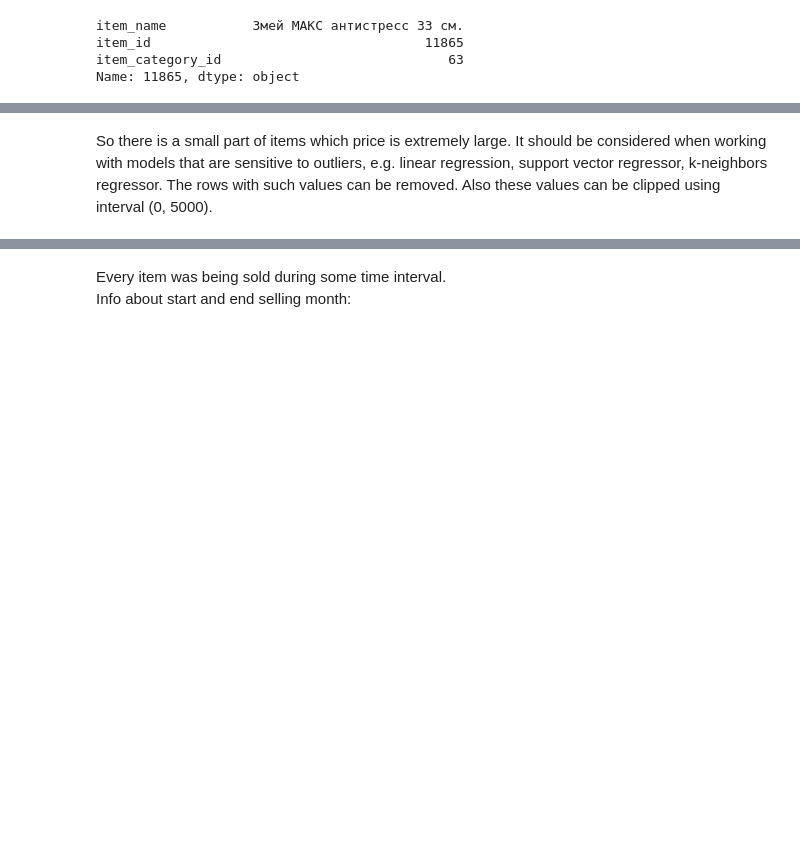
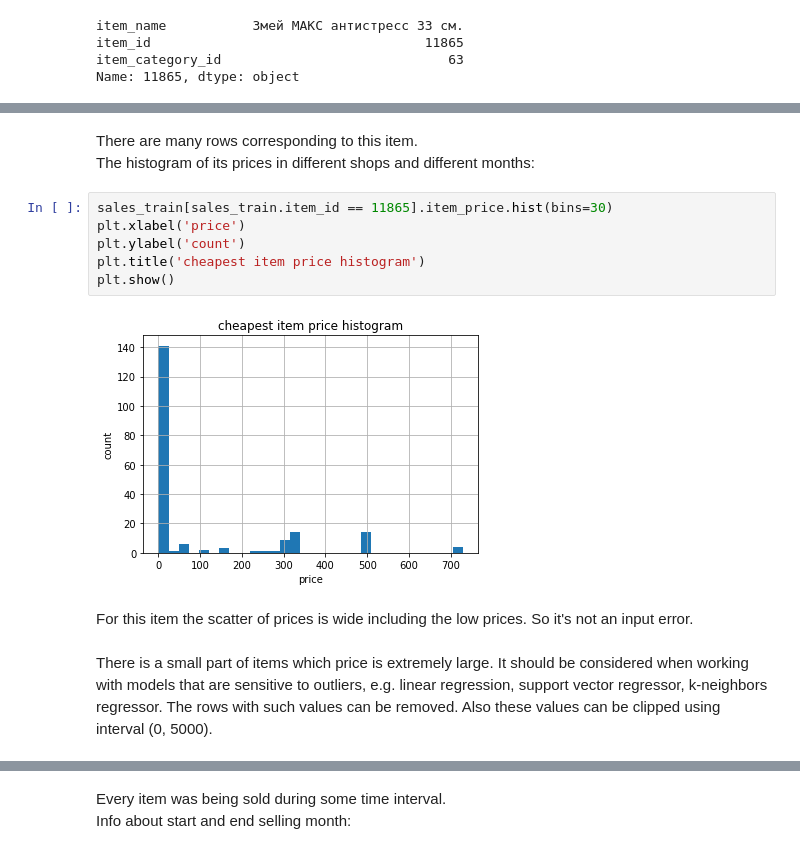
Before and after one commit to vkhmara/EPAM-Internship, a Jupyter notebook: Predict future sales/EDA future sales.ipynb, the cells around one changed output, grey strips where cells are left out. Saved outputs shown, nothing was run; the diff lists cells and outputs as text; blank space fills up the shorter version.

```diff
--- a/Predict future sales/EDA future sales.ipynb
+++ b/Predict future sales/EDA future sales.ipynb
@@ -302,2 +463,15 @@ Name: 11865, dtype: object
+# %% [markdown]
+There are many rows corresponding to this item.
+The histogram of its prices in different shops and different months:
+# %%
+sales_train[sales_train.item_id == 11865].item_price.hist(bins=30)
+plt.xlabel('price')
+plt.ylabel('count')
+plt.title('cheapest item price histogram')
+plt.show()
+# %% [output]
+[figure, added]
+# %% [markdown]
+For this item the scatter of prices is wide including the low prices. So it's not an input error.
 # %% [markdown]
-So there is a small part of items which price is extremely large. It should be considered when working with models that are sensitive to outliers, e.g. linear regression, support vector regressor, k-neighbors regressor. The rows with such values can be removed. Also these values can be clipped using interval (0, 5000).
+There is a small part of items which price is extremely large. It should be considered when working with models that are sensitive to outliers, e.g. linear regression, support vector regressor, k-neighbors regressor. The rows with such values can be removed. Also these values can be clipped using interval (0, 5000).
```
Also changed, not shown: parts of 101 cells of this notebook.
